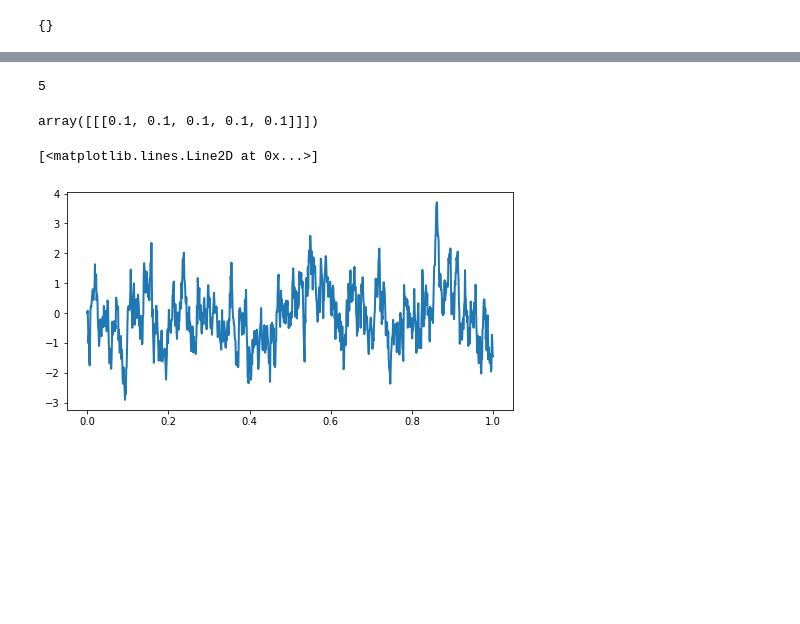
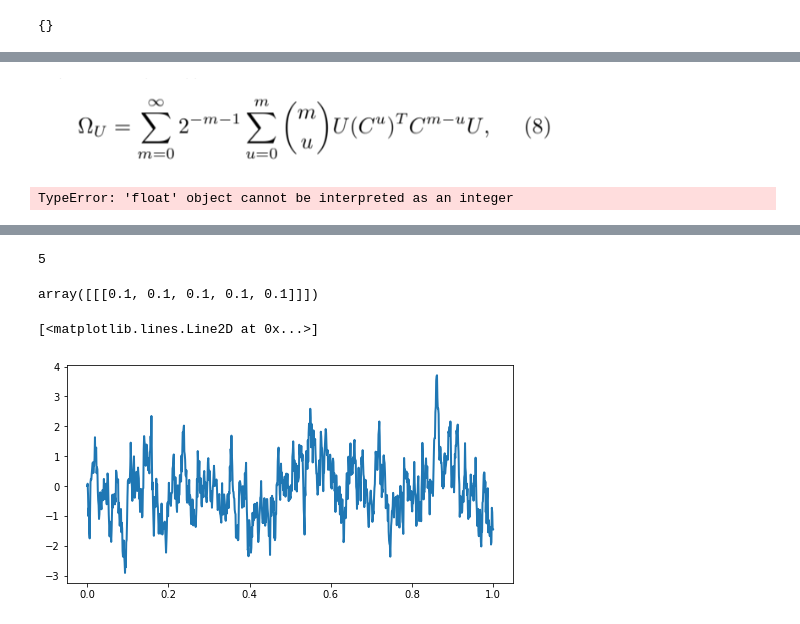
Before and after one commit to IsisChameleon/NetworkSyncCapstone, a Jupyter notebook: NetworkSigma.ipynb, the cells around one changed output, grey strips where cells are left out. Drawn from its saved outputs; the diff is of its cells as text; code cells hidden in the pictures; blank space fills up the shorter version.

```diff
--- a/NetworkSigma.ipynb
+++ b/NetworkSigma.ipynb
@@ -238,0 +310,5 @@ Sigma calculated manually 0.5667012640949395
+# %%
+from IPython.display import Image
+Image("omega_u.png")
+# %% [output]
+[figure, added]
@@ -238,0 +380,4 @@ Sigma calculated manually 0.5667012640949395
+# %%
+projectedCovarianceMatrix(GP.C)
+# %% [output]
+TypeError: 'float' object cannot be interpreted as an integer
```
Also changed, not shown: parts of 17 cells of this notebook, 1 other file.
